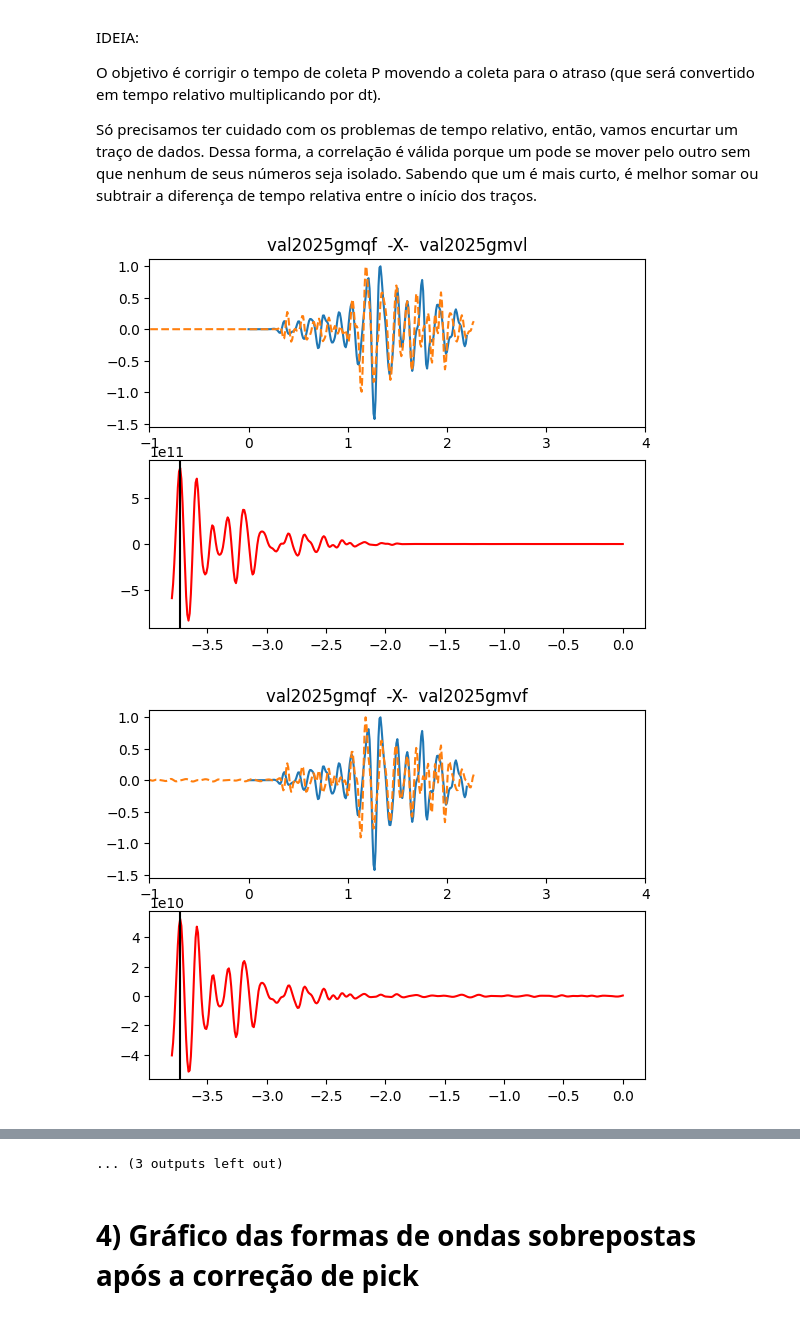
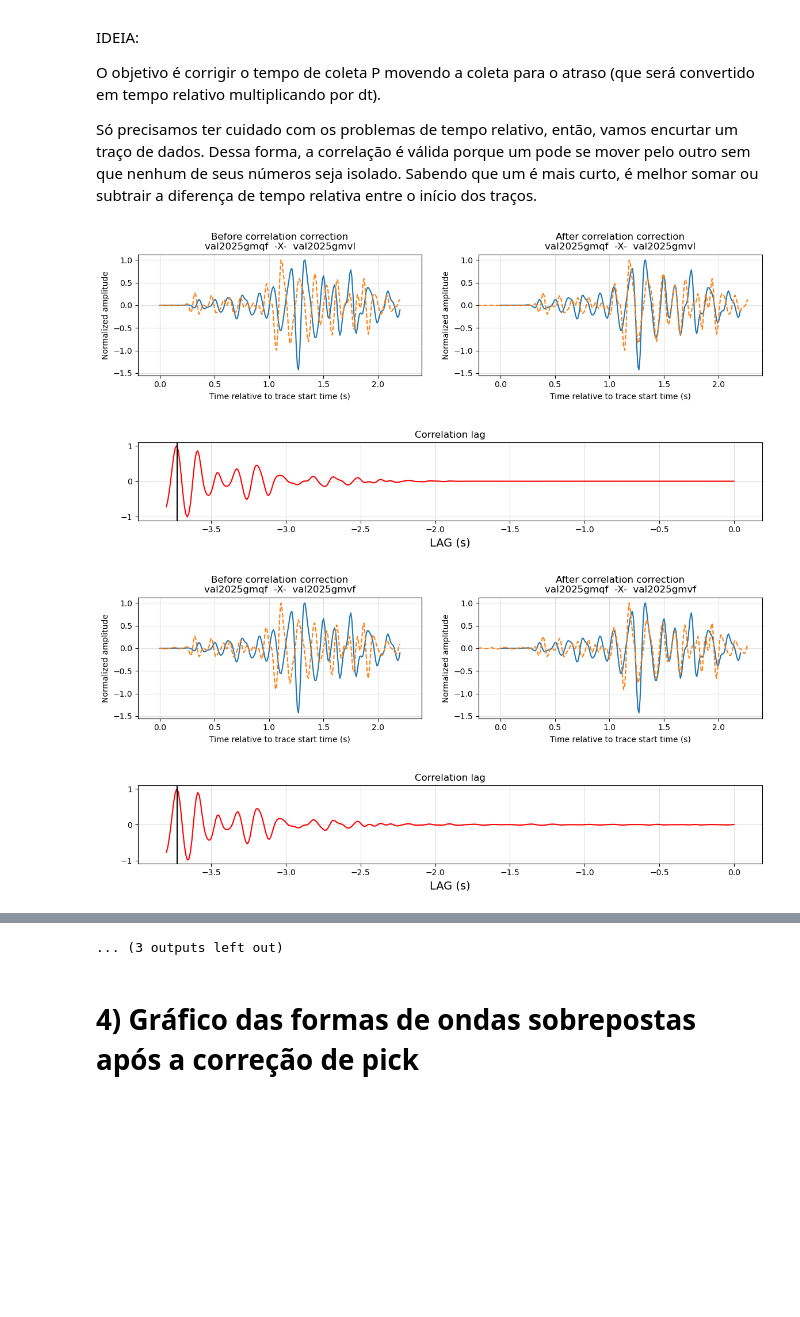
Before and after one commit to FernandoL12/IC-Seismology-2025, a Jupyter notebook: Correlation.ipynb, the cells around one changed output, grey strips where cells are left out. Cells and saved outputs as stored; diff of their text form; code cells hidden in the pictures; blank space fills up the shorter version.

```diff
--- a/Correlation.ipynb
+++ b/Correlation.ipynb
@@ -396,40 +400,57 @@ maxshift= 20 # [s]
 
 for i in range(len(ev_id)):
     # Passa a lista ev_id e tira os dados da "station"
     for s1, t1 in evpicks(ev_id[i], phases=['P']):
         if s1 == station:
             data1 = evtrace(station, t1, t1-start1, t1+end1, fmin, fmax)
+            test1 = evtrace(station, t1, t1-0.2, t1+2, fmin, fmax)
             dt = data1.stats.delta
 
             # Passa a lista ev_id e tira as formas de ondas dos demais eventos que aconteceram em "station"
             for j in range(i + 1, len(ev_id)):
                 for s2, t2 in evpicks(ev_id[j], phases=['P']):
                     if s2 == station:
                         # Aqui vai ser feito uma análise com um chute inicial
                         data2 = evtrace(station, t2, t2-start2, t2+end2, fmin, fmax)
+                        test2 = evtrace(station, t2, t2-0.2, t2+2, fmin, fmax)
                         corr , lags, OFFSET = Ppick_cc(data1, data2, maxshift)
                         FACTOR1 = 1/np.max(data1.data)
                         FACTOR2 = 1/np.max(data2.data)
 
                         info_dict['data1'].append(data1)
                         info_dict['data2'].append(data2)
                         info_dict['lags'].append(lags)
                         info_dict['corr'].append(corr)
                         info_dict['offset'].append(OFFSET)
                         info_dict['title'].append(f'{ev_id[i]}  -X-  {ev_id[j]}')
 
                         # Plot
-                        plt.subplot(2,1,1)
-                        plt.title(f'{ev_id[i]}  -X-  {ev_id[j]}')
-                        plt.plot(data1.times(), data1.data * FACTOR1)
-                        plt.plot(data2.times() + OFFSET, data2.data * FACTOR2, "--")
-                        plt.xlim((-5*start1,start2))
+                        plt.figure(figsize=(14,6))
+                        ax1 = plt.subplot(2,2,1)
+                        ax1.set_title(f"Before correlation correction\n{ev_id[i]}  -X-  {ev_id[j]}") #(f'{ev_id[i]}  -X-  {ev_id[j]}')
+                        ax1.plot(test1.times(), test1.data * FACTOR1)
+                        ax1.plot(test2.times(), test2.data * FACTOR2, "--")
+                        ax1.set_xlim((-0.2,2.4))
+                        ax1.set_xlabel(f"Time relative to trace start time (s)\n\n")
+                        ax1.set_ylabel("Normalized amplitude")
+                        ax1.grid(alpha=0.4)
 
-                        plt.subplot(2,1,2)
-                        plt.plot( lags * dt, corr, color='red')
+                        ax2 = plt.subplot(2,2,2, sharey=ax1)
+                        ax2.set_title(f"After correlation correction\n{ev_id[i]}  -X-  {ev_id[j]}") #(f'{ev_id[i]}  -X-  {ev_id[j]}')
+                        ax2.plot(data1.times(), data1.data * FACTOR1)
+                        ax2.plot(data2.times() + OFFSET, data2.data * FACTOR2, "--")
+                        ax2.set_xlim((-0.2,2.4))
+                        ax2.set_xlabel(f"Time relative to trace start time (s)\n\n")
+                        ax2.set_ylabel("Normalized amplitude")
+                        ax2.grid(alpha=0.4)
+
+                        plt.subplot(3,1,3)
+                        plt.plot( lags * dt, corr/np.max(corr), color='red')
                         plt.axvline(OFFSET, color ='k')
-
+                        plt.grid(alpha=0.4)
+                        plt.title("Correlation lag")
+                        plt.xlabel('LAG (s)', fontsize=14)
                         plt.show()
 # %% [output]
-[figure, old version]
+[figure, new version]
-[figure, old version]
+[figure, new version]
```
Also changed, not shown: parts of 11 cells of this notebook.
